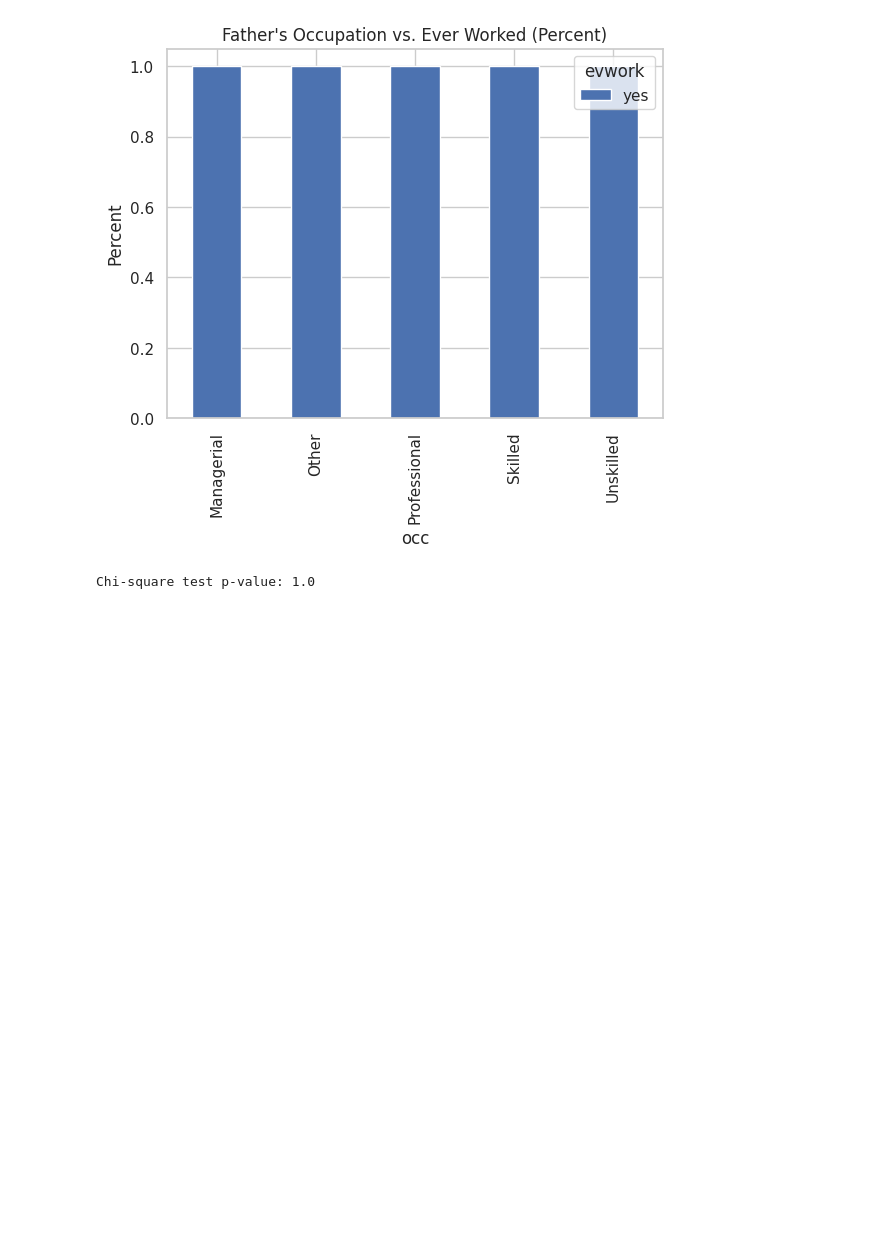
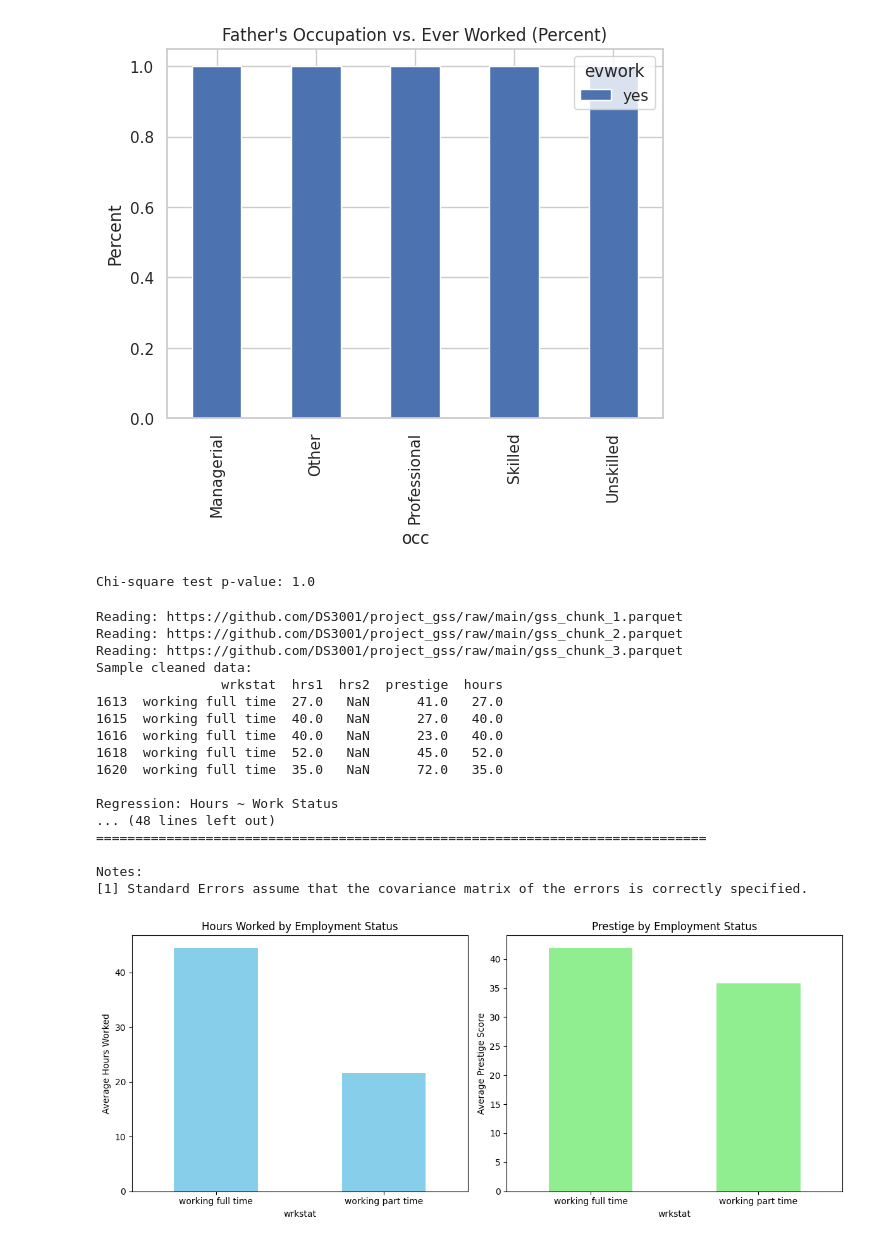
Before and after one commit to hildj/lab_eda, a Jupyter notebook: lab_notebook.ipynb, the cells around one changed output. Drawn from its saved outputs; the diff is of its cells as text; code cells hidden in the pictures; blank space fills up the shorter version.

```diff
--- a/lab_notebook.ipynb
+++ b/lab_notebook.ipynb
@@ -143,3 +143,81 @@ chi2, p, dof, expected = chi2_contingency(ct)
 print("Chi-square test p-value:", p)
 # %% [output]
 Chi-square test p-value: 1.0
+# %%
+import pandas as pd
+import statsmodels.formula.api as smf
+import matplotlib.pyplot as plt
+
+var_list = ["wrkstat", "hrs1", "hrs2", "prestige"]  # keep work status, hours, prestige
+output_filename = "selected_gss_data.csv"
+
+phase = 0  # write mode for first chunk
+
+for k in range(3):  # three chunks
+    url = f"https://github.com/DS3001/project_gss/raw/main/gss_chunk_{1+k}.parquet"
+    print("Reading:", url)
+    df = pd.read_parquet(url)
+
+    # select only needed columns
+    df[var_list].to_csv(
+        output_filename,
+        mode="w" if phase == 0 else "a",   # write once, then append
+        header=(phase == 0),               # keep header only once
+        index=False
+    )
+    phase = 1
+
+df = pd.read_csv(output_filename)
+
+df["hours"] = df["hrs2"].fillna(df["hrs1"])
+
+df = df.dropna(subset=["wrkstat", "hours", "prestige"])
+
+df = df[df["wrkstat"].isin(["working full time", "working part time"])]
+
+print("Sample cleaned data:")
+print(df.head())
+
+print("\nRegression: Hours ~ Work Status")
+model_hours = smf.ols("hours ~ C(wrkstat)", data=df).fit()
+print(model_hours.summary())
+
+print("\nRegression: Prestige ~ Work Status")
+model_prestige = smf.ols("prestige ~ C(wrkstat)", data=df).fit()
+print(model_prestige.summary())
+
+fig, axes = plt.subplots(1, 2, figsize=(12, 5))
+
+df.groupby("wrkstat")["hours"].mean().plot(
+    kind="bar", ax=axes[0], rot=0, color="skyblue"
+)
+axes[0].set_ylabel("Average Hours Worked")
+axes[0].set_title("Hours Worked by Employment Status")
+
+df.groupby("wrkstat")["prestige"].mean().plot(
+    kind="bar", ax=axes[1], rot=0, color="lightgreen"
+)
+axes[1].set_ylabel("Average Prestige Score")
+axes[1].set_title("Prestige by Employment Status")
+
+plt.tight_layout()
+plt.show()
+# %% [output]
+Reading: https://github.com/DS3001/project_gss/raw/main/gss_chunk_1.parquet
+Reading: https://github.com/DS3001/project_gss/raw/main/gss_chunk_2.parquet
+Reading: https://github.com/DS3001/project_gss/raw/main/gss_chunk_3.parquet
+Sample cleaned data:
+                wrkstat  hrs1  hrs2  prestige  hours
+1613  working full time  27.0   NaN      41.0   27.0
+1615  working full time  40.0   NaN      27.0   40.0
+1616  working full time  40.0   NaN      23.0   40.0
+1618  working full time  52.0   NaN      45.0   52.0
+1620  working full time  35.0   NaN      72.0   35.0
+
+Regression: Hours ~ Work Status
+... (48 lines left out)
+==============================================================================
+
+Notes:
+[1] Standard Errors assume that the covariance matrix of the errors is correctly specified.
+[figure, added]
```
